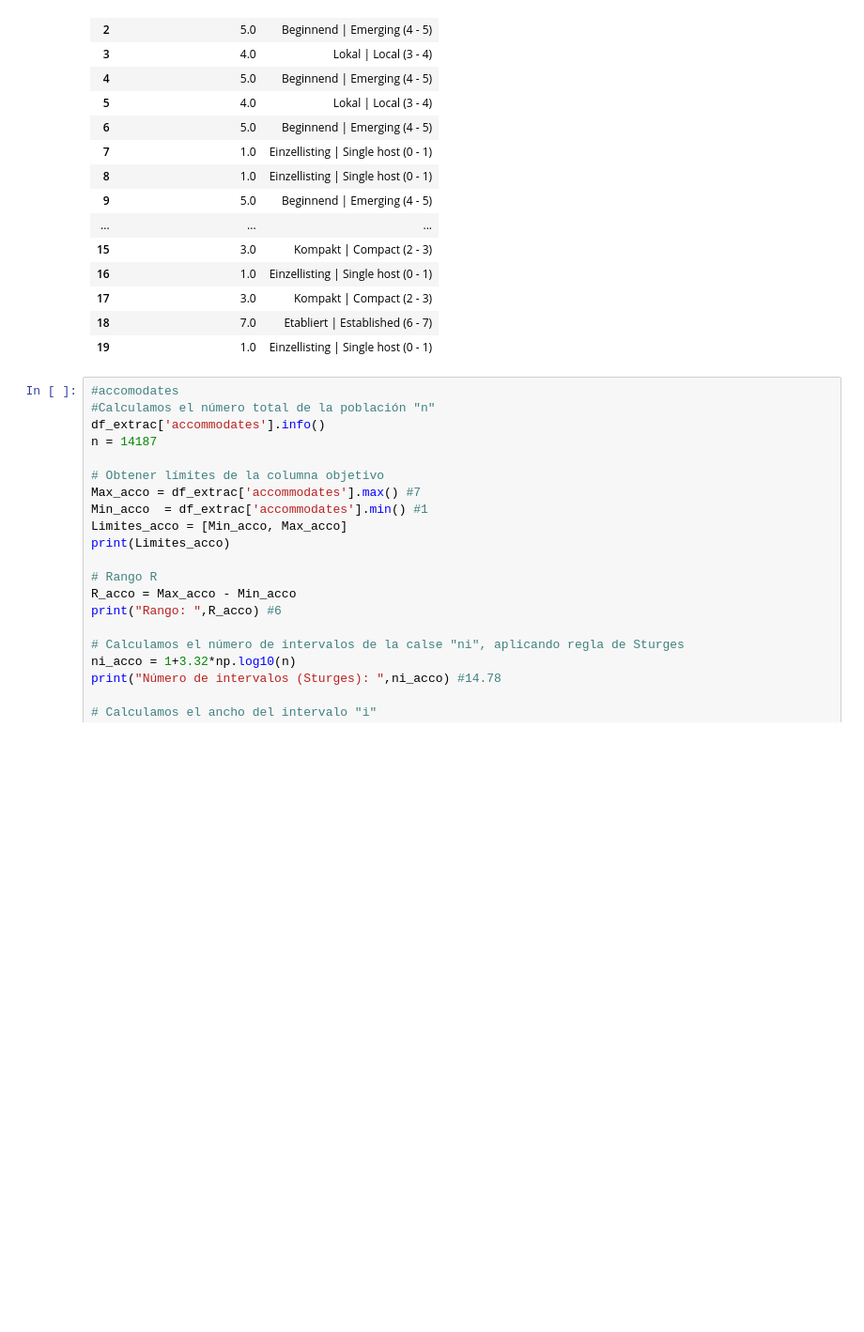
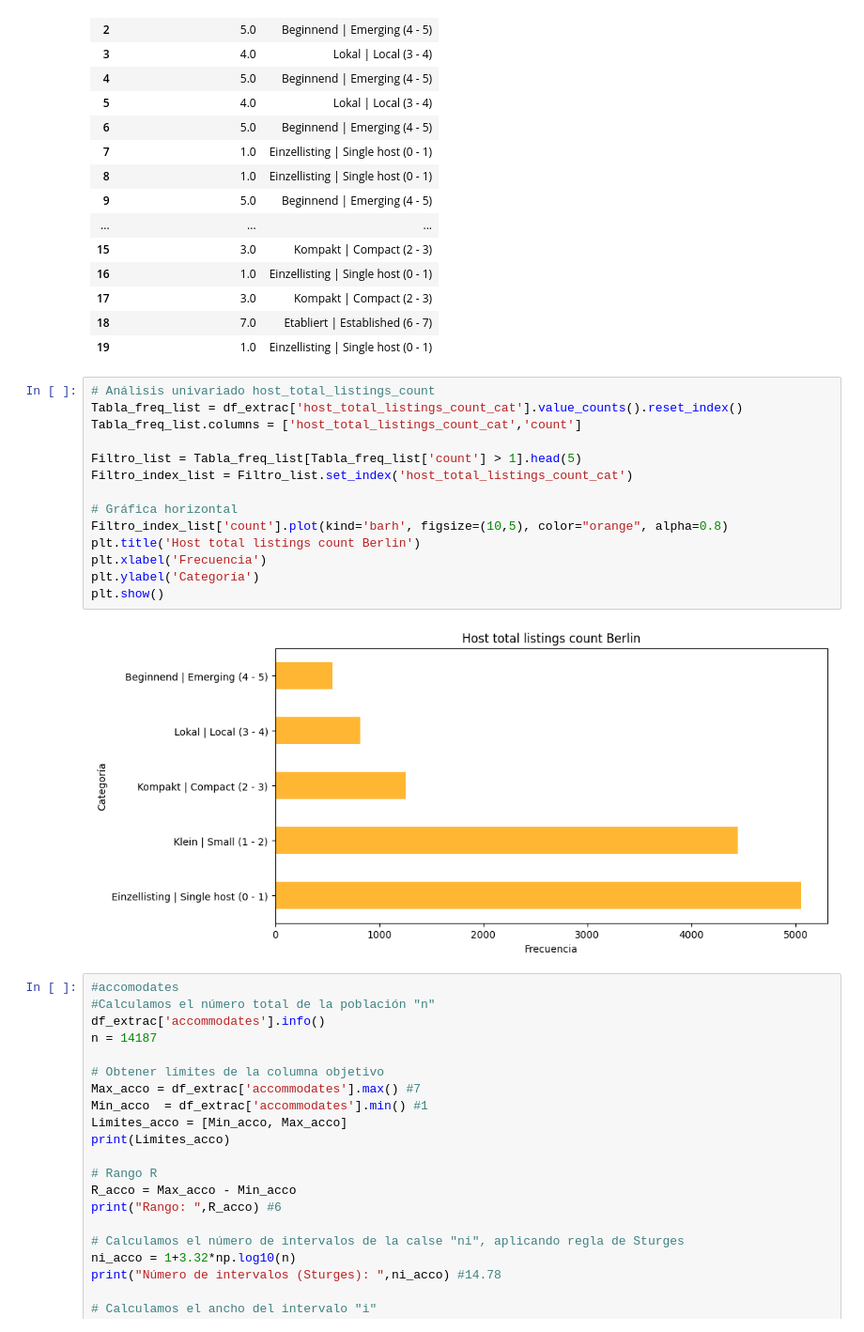
Before and after one commit to Raydays55/Actividad-5, a Jupyter notebook: Act5.ipynb, the cells around one changed output. Shown at 94% size. Cells and saved outputs as stored; diff of their text form; blank space fills up the shorter version.

```diff
--- a/Act5.ipynb
+++ b/Act5.ipynb
@@ -577,6 +598,22 @@ Ancho del intervalo:  1.082230827888238
 | 17 | 3.0 | Kompakt | Compact (2 - 3) |
 | 18 | 7.0 | Etabliert | Established (6 - 7) |
 | 19 | 1.0 | Einzellisting | Single host (0 - 1) |
+# %%
+# Análisis univariado host_total_listings_count
+Tabla_freq_list = df_extrac['host_total_listings_count_cat'].value_counts().reset_index()
+Tabla_freq_list.columns = ['host_total_listings_count_cat','count']
+
+Filtro_list = Tabla_freq_list[Tabla_freq_list['count'] > 1].head(5)
+Filtro_index_list = Filtro_list.set_index('host_total_listings_count_cat')
+
+# Gráfica horizontal
+Filtro_index_list['count'].plot(kind='barh', figsize=(10,5), color="orange", alpha=0.8)
+plt.title('Host total listings count Berlin')
+plt.xlabel('Frecuencia')
+plt.ylabel('Categoría')
+plt.show()
+# %% [output]
+[figure, added]
 # %%
 #accomodates
 #Calculamos el número total de la población "n"
```
Also changed, not shown: parts of 3 cells of this notebook.
